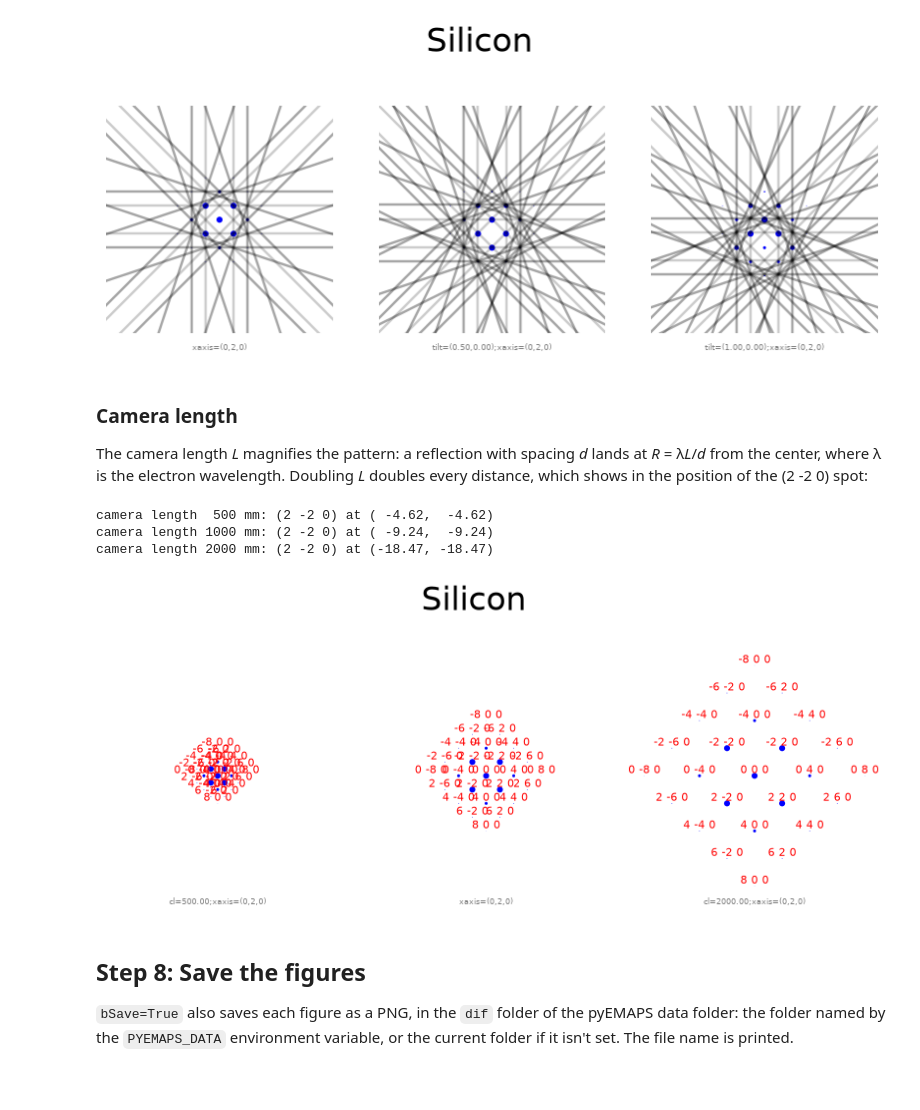
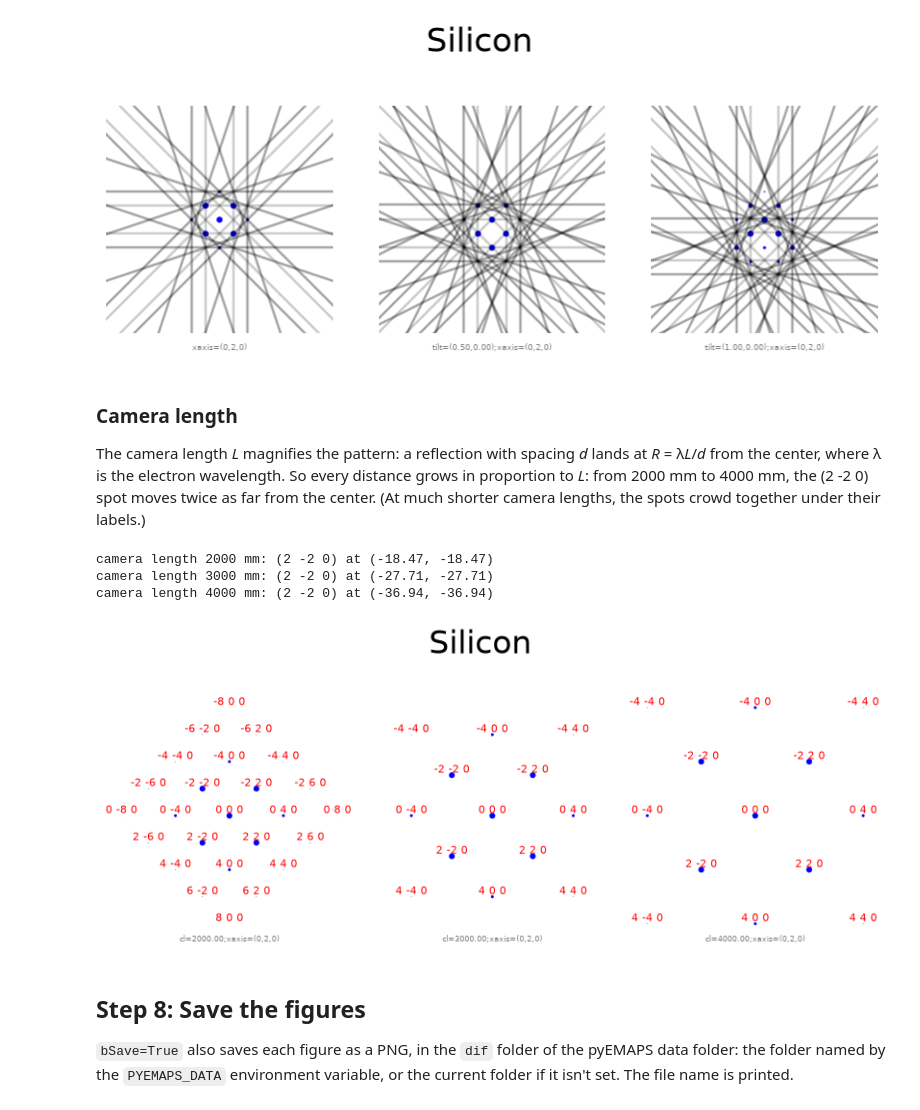
Before and after one commit to emlab-solutions/pyemaps, a Jupyter notebook: notebooks/si_dif.ipynb, the cells around one changed output. Cells and saved outputs as stored; diff of their text form; code cells hidden in the pictures; blank space fills up the shorter version.

```diff
--- a/notebooks/si_dif.ipynb
+++ b/notebooks/si_dif.ipynb
@@ -233,22 +233,23 @@ showDif(tilts, layout='table', iShow=False)
 ### Camera length
 
 The camera length *L* magnifies the pattern: a reflection with spacing *d* lands at
-*R* = λ*L*/*d* from the center, where λ is the electron wavelength. Doubling *L* doubles every
-distance, which shows in the position of the (2 -2 0) spot:
+*R* = λ*L*/*d* from the center, where λ is the electron wavelength. So every distance grows in
+proportion to *L*: from 2000 mm to 4000 mm, the (2 -2 0) spot moves twice as far from the center.
+(At much shorter camera lengths, the spots crowd together under their labels.)
 # %%
 lengths = DPList('Silicon')
-for cl in [500, 1000, 2000]:
+for cl in [2000, 3000, 4000]:
     emc, pattern = silicon.generateDP(em_controls=EMC(cl=cl))
     lengths.add(emc, pattern)
     spot = next(d for d in pattern.disks if tuple(d)[3:] == (2, -2, 0))
     print(f'camera length {cl:4d} mm: (2 -2 0) at ({spot.c.x:6.2f}, {spot.c.y:6.2f})')
 
 showDif(lengths, layout='table', kShow=False)
 # %% [output]
-camera length  500 mm: (2 -2 0) at ( -4.62,  -4.62)
-camera length 1000 mm: (2 -2 0) at ( -9.24,  -9.24)
 camera length 2000 mm: (2 -2 0) at (-18.47, -18.47)
+camera length 3000 mm: (2 -2 0) at (-27.71, -27.71)
+camera length 4000 mm: (2 -2 0) at (-36.94, -36.94)
-[figure, old version]
+[figure, new version]
 # %% [markdown]
 ## Step 8: Save the figures
 
```
Also changed, not shown: parts of 4 cells of this notebook.
